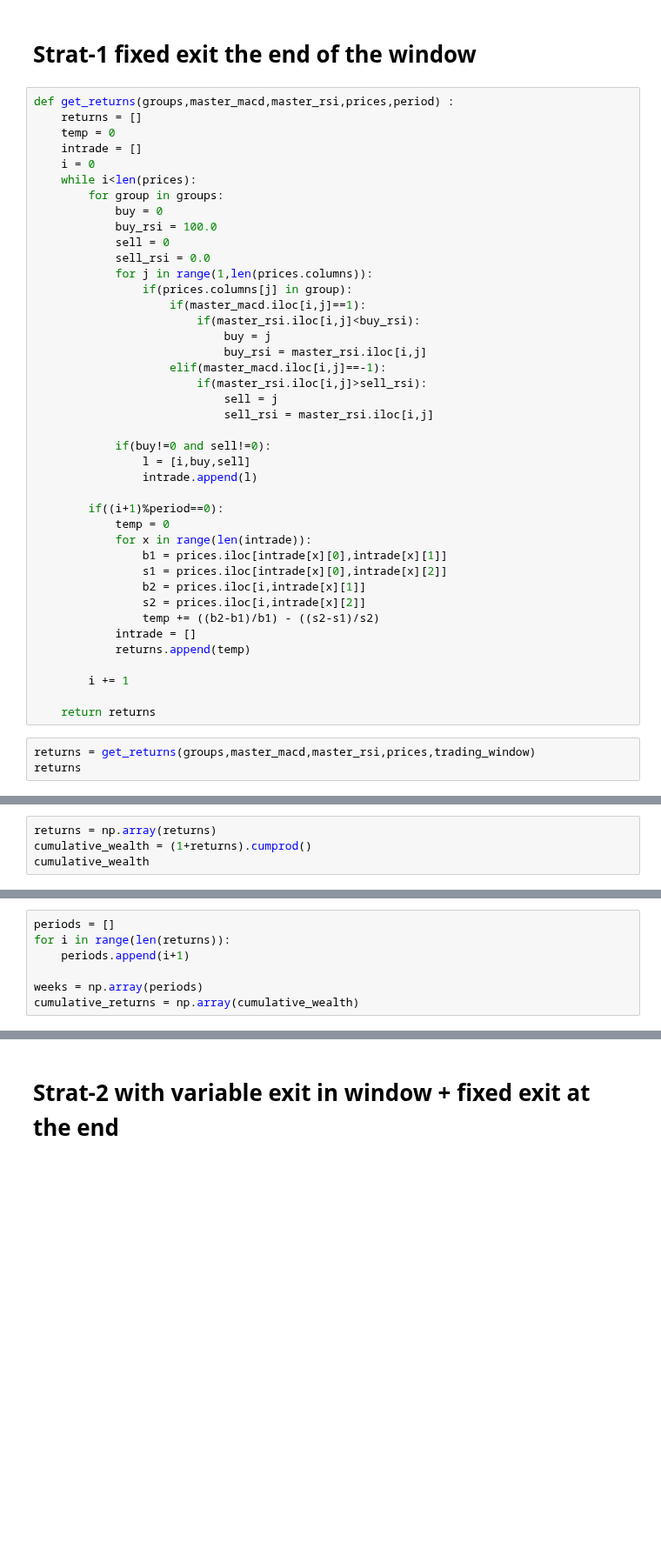
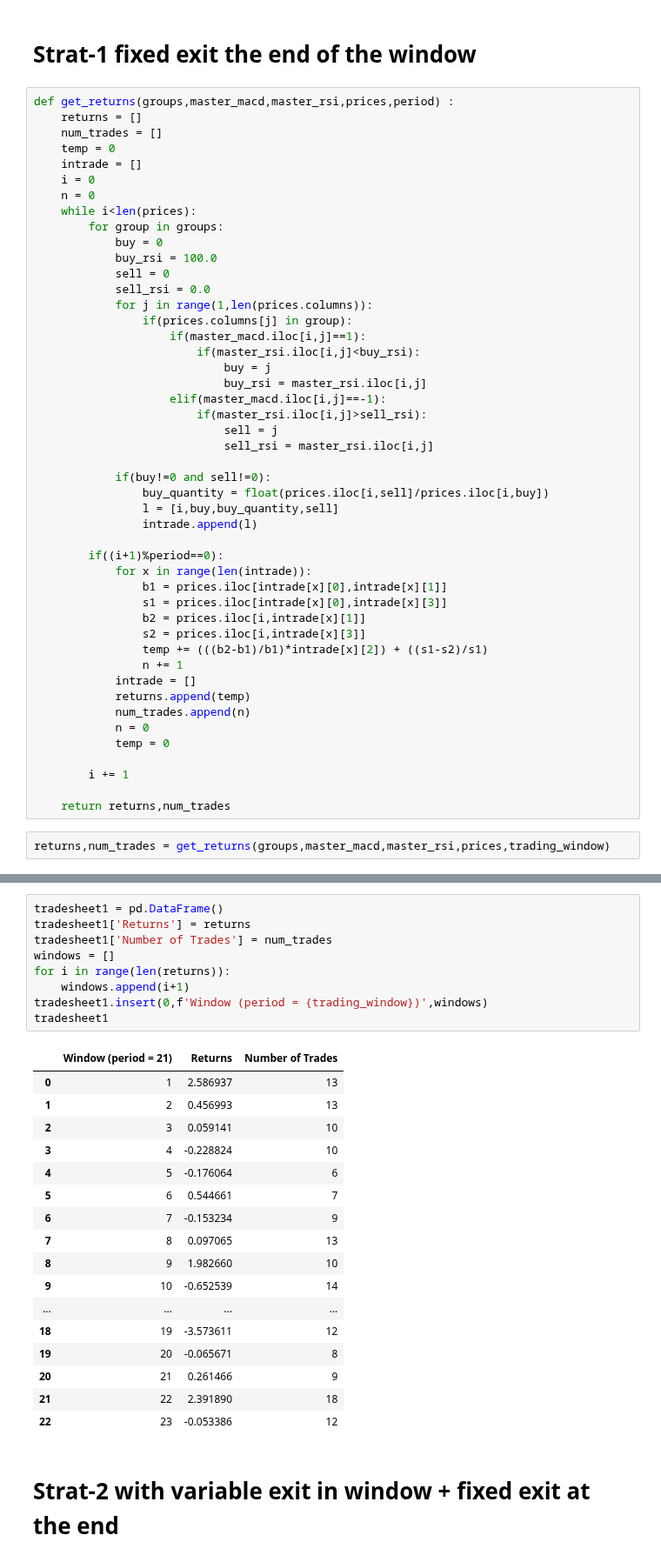
Before and after one commit to vedant2423/data-analysis-with-technical-indicators, a Jupyter notebook: Pair Trading final/notebooks/MACD + rsi strat.ipynb, the cells around one changed output, grey strips where cells are left out. Shown at 87% size. Drawn from its saved outputs; the diff is of its cells as text; blank space fills up the shorter version.

```diff
--- a/Pair Trading final/notebooks/MACD + rsi strat.ipynb
+++ b/Pair Trading final/notebooks/MACD + rsi strat.ipynb
@@ -73,9 +176,11 @@ prices
 # %%
 def get_returns(groups,master_macd,master_rsi,prices,period) :
     returns = []
+    num_trades = []
     temp = 0
     intrade = []
     i = 0
+    n = 0
     while i<len(prices):
         for group in groups:
             buy = 0
@@ -94,23 +199,26 @@ def get_returns(groups,master_macd,master_rsi,prices,period) :
                             sell_rsi = master_rsi.iloc[i,j]
 
             if(buy!=0 and sell!=0):
-                l = [i,buy,sell]
+                buy_quantity = float(prices.iloc[i,sell]/prices.iloc[i,buy])
+                l = [i,buy,buy_quantity,sell]
                 intrade.append(l)
 
         if((i+1)%period==0):
-            temp = 0
             for x in range(len(intrade)):
                 b1 = prices.iloc[intrade[x][0],intrade[x][1]]
-                s1 = prices.iloc[intrade[x][0],intrade[x][2]]
+                s1 = prices.iloc[intrade[x][0],intrade[x][3]]
                 b2 = prices.iloc[i,intrade[x][1]]
-                s2 = prices.iloc[i,intrade[x][2]]
-                temp += ((b2-b1)/b1) - ((s2-s1)/s2)
+                s2 = prices.iloc[i,intrade[x][3]]
+                temp += (((b2-b1)/b1)*intrade[x][2]) + ((s1-s2)/s1)
+                n += 1
             intrade = []
             returns.append(temp)
+            num_trades.append(n)
+            n = 0
+            temp = 0
 
         i += 1
 
-    return returns
+    return returns,num_trades
 # %%
-returns = get_returns(groups,master_macd,master_rsi,prices,trading_window)
-returns
+returns,num_trades = get_returns(groups,master_macd,master_rsi,prices,trading_window)
@@ -135,4 +224,0 @@ returns
-# %%
-returns = np.array(returns)
-cumulative_wealth = (1+returns).cumprod()
-cumulative_wealth
@@ -145,7 +224,0 @@ array([1.16788334, 1.1725368 , 1.05700893, 1.32908381, 0.89344159,
-# %%
-periods = []
-for i in range(len(returns)):
-    periods.append(i+1)
-
-weeks = np.array(periods)
-cumulative_returns = np.array(cumulative_wealth)
@@ -160,3 +225,30 @@ plt.show()
+# %%
+tradesheet1 = pd.DataFrame()
+tradesheet1['Returns'] = returns
+tradesheet1['Number of Trades'] = num_trades
+windows = []
+for i in range(len(returns)):
+    windows.append(i+1)
+tradesheet1.insert(0,f'Window (period = {trading_window})',windows)
+tradesheet1
+# %% [output]
+|  | Window (period = 21) | Returns | Number of Trades |
+| 0 | 1 | 2.586937 | 13 |
+| 1 | 2 | 0.456993 | 13 |
+| 2 | 3 | 0.059141 | 10 |
+| 3 | 4 | -0.228824 | 10 |
+| 4 | 5 | -0.176064 | 6 |
+| 5 | 6 | 0.544661 | 7 |
+| 6 | 7 | -0.153234 | 9 |
+| 7 | 8 | 0.097065 | 13 |
+| 8 | 9 | 1.982660 | 10 |
+| 9 | 10 | -0.652539 | 14 |
+| ... | ... | ... | ... |
+| 18 | 19 | -3.573611 | 12 |
+| 19 | 20 | -0.065671 | 8 |
+| 20 | 21 | 0.261466 | 9 |
+| 21 | 22 | 2.391890 | 18 |
+| 22 | 23 | -0.053386 | 12 |
 # %% [markdown]
 # Strat-2 with variable exit in window + fixed exit at the end
 # %%
```
Also changed, not shown: parts of 19 cells of this notebook, 1 other file.
